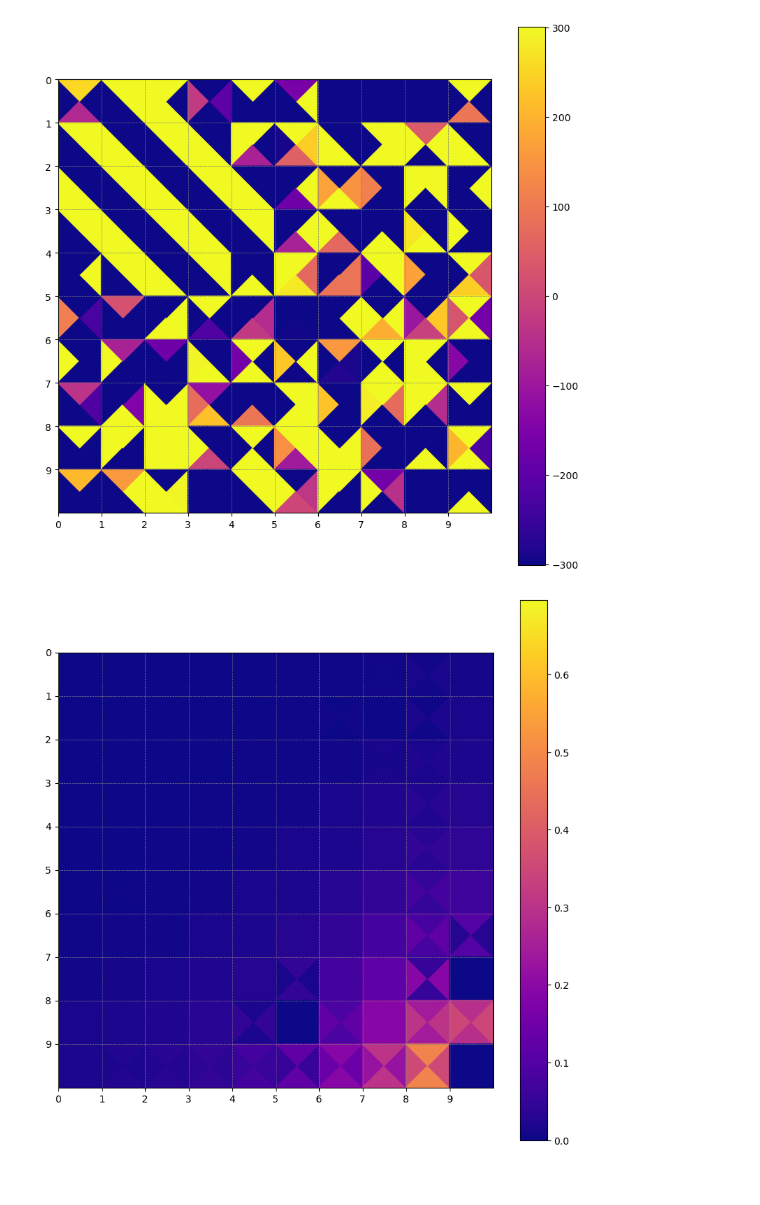
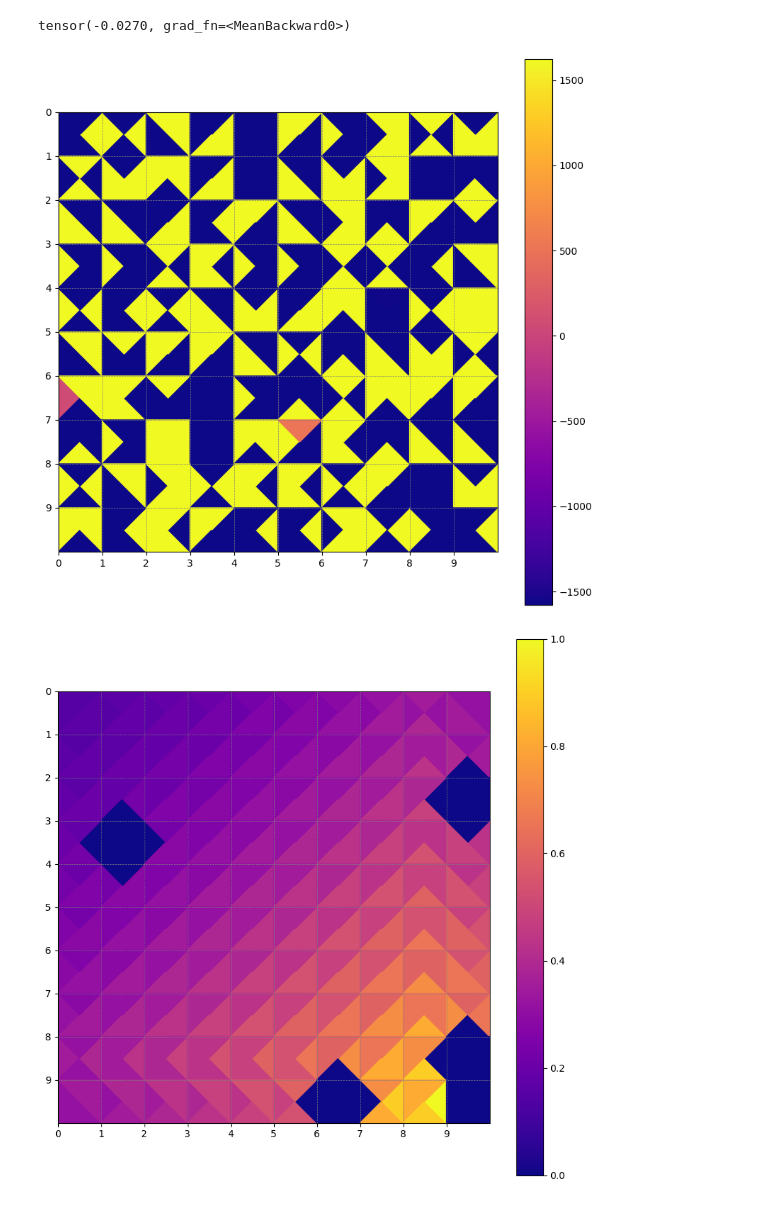
Before and after one commit to nkepling/ns_diffusion_planner, a Jupyter notebook: sampling.ipynb, the cells around one changed output. Saved outputs shown, nothing was run; the diff lists cells and outputs as text; code cells hidden in the pictures.

```diff
--- a/sampling.ipynb
+++ b/sampling.ipynb
@@ -7,28 +7,45 @@ from visualize import visualize_value_map
 def visualize_tensor(x):
     x = x.reshape(4, 100).permute(1, 0).detach().numpy()
     visualize_value_map(x, 10)
+# %%
+from utils import ValueMapData
+
+data = ValueMapData("./data/p1")
+
+x = data[0].float()
+t = torch.tensor([0])
+
+net = UNet()
+device = torch.device("cpu")
+base = df.DiffusionModel(net, device)
+
+base.sliced_score_matching(x[None], t)
+# %% [output]
+tensor(-0.0270, grad_fn=<MeanBackward0>)
 # %%
 net = UNet()
-device = torch.device("cpu")
+device = torch.device("cuda")
+net.to(device)
 base = df.DiffusionModel(net, device)
+base.load_state_dict(torch.load("./models/model1.pt", weights_only=True))
 
-base.load_state_dict(torch.load("./models/model0.pt", weights_only=True))
 
-sampler = df.DiffusionSampler(base, 1000)
 
-x = sampler((1, 4, 10, 10))
+sampler = df.DiffusionSampler(base, 1000, base.betas)
+
+x = sampler.langevin_sampler((1, 4, 10, 10), device).to(torch.device('cpu'))
 
 visualize_tensor(x)
 # %% [output]
-[figure, old version]
+[figure, new version]
 # %%
 from utils import ValueMapData
 
-data = ValueMapData("./data/p0")
+data = ValueMapData("./data/p1")
 
 x = data[0]
 
 visualize_tensor(x)
 # %% [output]
-[figure, old version]
+[figure, new version]
 # %%
```
Also changed, not shown: parts of 2 cells of this notebook, 24 other files.
